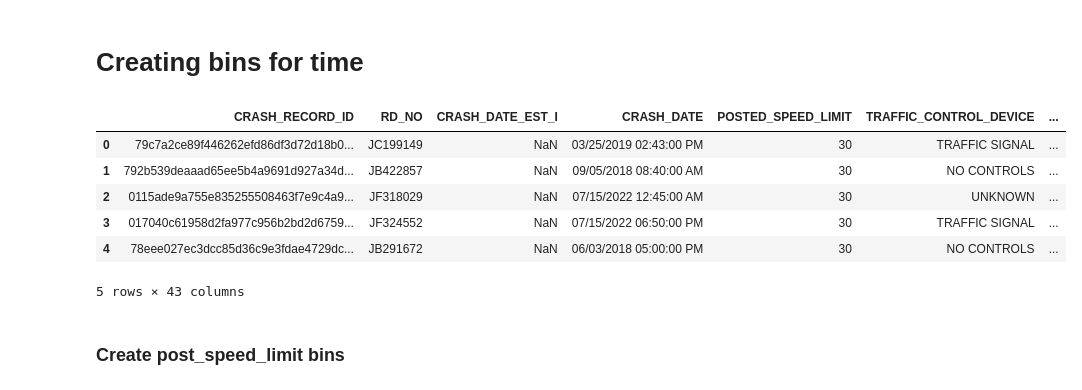
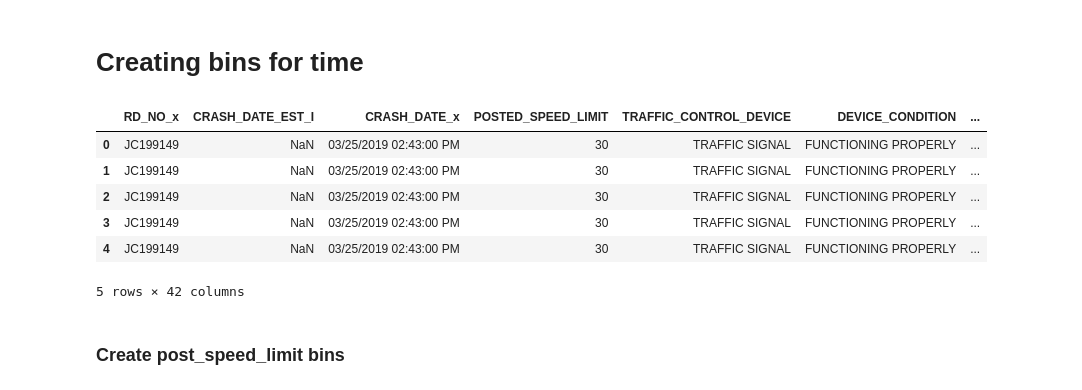
Before and after one commit to Edna722/ML-Projcet, a Jupyter notebook: Chicago notebook.ipynb, the cells around one changed output. Cells and saved outputs as stored; diff of their text form; code cells hidden in the pictures.

```diff
--- a/Chicago notebook.ipynb
+++ b/Chicago notebook.ipynb
@@ -220,5 +209,35 @@ Missing percentage for 'INJURIES_INCAPACITATING': 0.21632156580875236%
 # %% [markdown]
 - The columns that exceed 95% of the threshold have been dropped hence the updated dataset
+# %%
+columns_to_drop = ['LANE_CNT', 'STREET_NO', 'NUM_UNITS', 'UNIT_NO', 'NUM_PASSENGERS', 'VEHICLE_ID_x', 'VEHICLE_YEAR', 'OCCUPANT_CNT', 'VEHICLE_ID_y', 'SEAT_NO']
+merged_data.drop(columns_to_drop, axis=1, inplace=True)
+# %%
+columns_to_drop = ['INTERSECTION_RELATED_I', 'HIT_AND_RUN_I', 'DATE_POLICE_NOTIFIED', 'STREET_DIRECTION', 'STREET_NAME','MOST_SEVERE_INJURY', 'RD_NO_y', 'CRASH_DATE_y', 'UNIT_TYPE','MAKE','MAKE','LIC_PLATE_STATE','TRAVEL_DIRECTION', 'MANEUVER',
+ 'TOWED_I',
+ 'TOWED_BY',
+ 'TOWED_TO',
+ 'AREA_01_I',
+ 'AREA_02_I',
+ 'AREA_03_I',
+ 'AREA_04_I',
+ 'AREA_05_I',
+ 'AREA_06_I',
+ 'AREA_07_I',
+ 'AREA_08_I',
+ 'AREA_09_I',
+ 'AREA_10_I',
+ 'AREA_11_I',
+ 'AREA_12_I',
+ 'AREA_99_I',
+ 'FIRST_CONTACT_POINT', 'PERSON_ID',
+ 'PERSON_TYPE',
+ 'RD_NO',
+ 'CITY',
+ 'STATE',
+ 'ZIPCODE', 'SEX',
+ 'DRIVERS_LICENSE_STATE',
+ 'DRIVERS_LICENSE_CLASS']
+merged_data.drop(columns_to_drop, axis=1, inplace=True)
 # %% [markdown]
 # Description of the new merged dataset
 # %% [markdown]
@@ -258,10 +280,7 @@ CELL_PHONE_USE            CELL_PHONE_USE    object
 - Another key factor is that modelling might be easier in terms of speed
 # %%
 #Drop the unnecessary column
-merged_data.drop(['INJURIES_INCAPACITATING'], axis=1, inplace=True)
+merged_data.drop(['EJECTION', 'HOSPITAL','EMS_AGENCY','DRIVER_ACTION','BAC_RESULT'], axis=1, inplace=True)
-# %%
-# Drop the unnecessary columns
-merged_data.drop(['INJURIES_NON_INCAPACITATING', 'INJURIES_REPORTED_NOT_EVIDENT','INJURIES_NO_INDICATION','INJURIES_UNKNOWN','INJURIES_FATAL','CRASH_DATE_EST_I','LANE_CNT','PEDPEDAL_ACTION','PEDPEDAL_VISIBILITY','BAC_RESULT','BAC_RESULT VALUE','CELL_PHONE_USE', 'EMS_RUN_NO', 'PEDPEDAL_LOCATION','HOSPITAL','EMS_AGENCY'],axis =1, inplace=True)
 # %%
 merged_data
 # %% [output]
@@ -425,19 +465,19 @@ merged_data.head()
 # %%
 # creating bins for times
 # 0-6 = Late Night/Early Morning
 # 6-12 = Morning
 # 12-18 = Afternoon/Rush Hour
 # 18-23 = Late Evening
-modified_data['time_bins'] = pd.cut(x=modified_data['CRASH_HOUR'], bins = [0,6,12,18,23], labels = ['Late Night/Early Morning','Morning', 'Afternoon/Rush Hour','Late Evening'])
-modified_data.head()
+merged_data['time_bins'] = pd.cut(x=merged_data['CRASH_HOUR'], bins = [0,6,12,18,23], labels = ['Late Night/Early Morning','Morning', 'Afternoon/Rush Hour','Late Evening'])
+merged_data.head()
 # %% [output]
-|  | CRASH_RECORD_ID | RD_NO | CRASH_DATE_EST_I | CRASH_DATE | POSTED_SPEED_LIMIT | TRAFFIC_CONTROL_DEVICE | ... |
-| 0 | 79c7a2ce89f446262efd86df3d72d18b0... | JC199149 | NaN | 03/25/2019 02:43:00 PM | 30 | TRAFFIC SIGNAL | ... |
-| 1 | 792b539deaaad65ee5b4a9691d927a34d... | JB422857 | NaN | 09/05/2018 08:40:00 AM | 30 | NO CONTROLS | ... |
-| 2 | 0115ade9a755e835255508463f7e9c4a9... | JF318029 | NaN | 07/15/2022 12:45:00 AM | 30 | UNKNOWN | ... |
-| 3 | 017040c61958d2fa977c956b2bd2d6759... | JF324552 | NaN | 07/15/2022 06:50:00 PM | 30 | TRAFFIC SIGNAL | ... |
-| 4 | 78eee027ec3dcc85d36c9e3fdae4729dc... | JB291672 | NaN | 06/03/2018 05:00:00 PM | 30 | NO CONTROLS | ... |
+|  | RD_NO_x | CRASH_DATE_EST_I | CRASH_DATE_x | POSTED_SPEED_LIMIT | TRAFFIC_CONTROL_DEVICE | DEVICE_CONDITION | ... |
+| 0 | JC199149 | NaN | 03/25/2019 02:43:00 PM | 30 | TRAFFIC SIGNAL | FUNCTIONING PROPERLY | ... |
+| 1 | JC199149 | NaN | 03/25/2019 02:43:00 PM | 30 | TRAFFIC SIGNAL | FUNCTIONING PROPERLY | ... |
+| 2 | JC199149 | NaN | 03/25/2019 02:43:00 PM | 30 | TRAFFIC SIGNAL | FUNCTIONING PROPERLY | ... |
+| 3 | JC199149 | NaN | 03/25/2019 02:43:00 PM | 30 | TRAFFIC SIGNAL | FUNCTIONING PROPERLY | ... |
+| 4 | JC199149 | NaN | 03/25/2019 02:43:00 PM | 30 | TRAFFIC SIGNAL | FUNCTIONING PROPERLY | ... |
-5 rows × 43 columns
+5 rows × 42 columns
 # %% [markdown]
 ### Create post_speed_limit bins
 # %%
```
Also changed, not shown: parts of 84 cells of this notebook.
